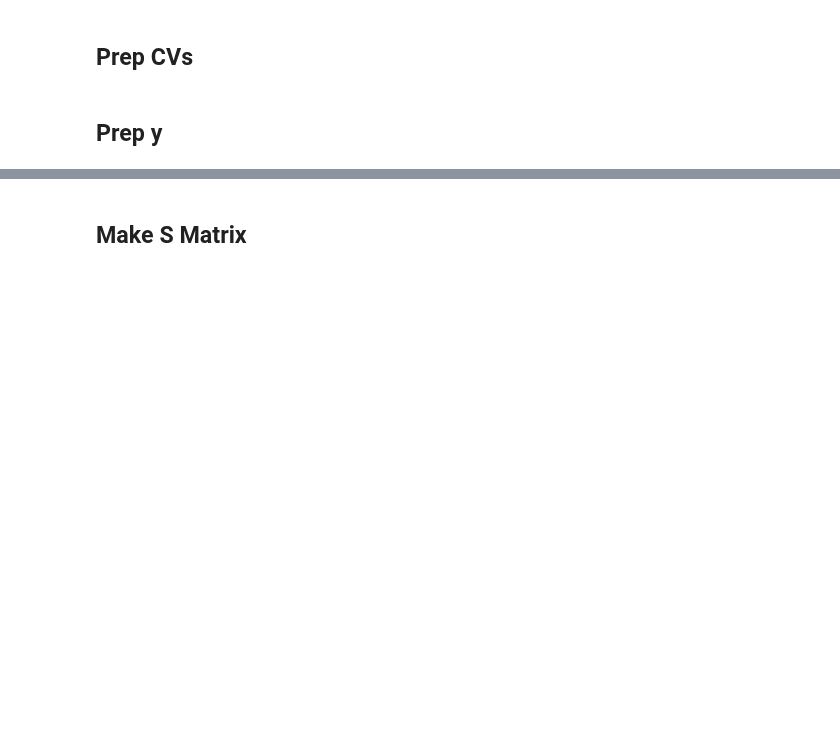
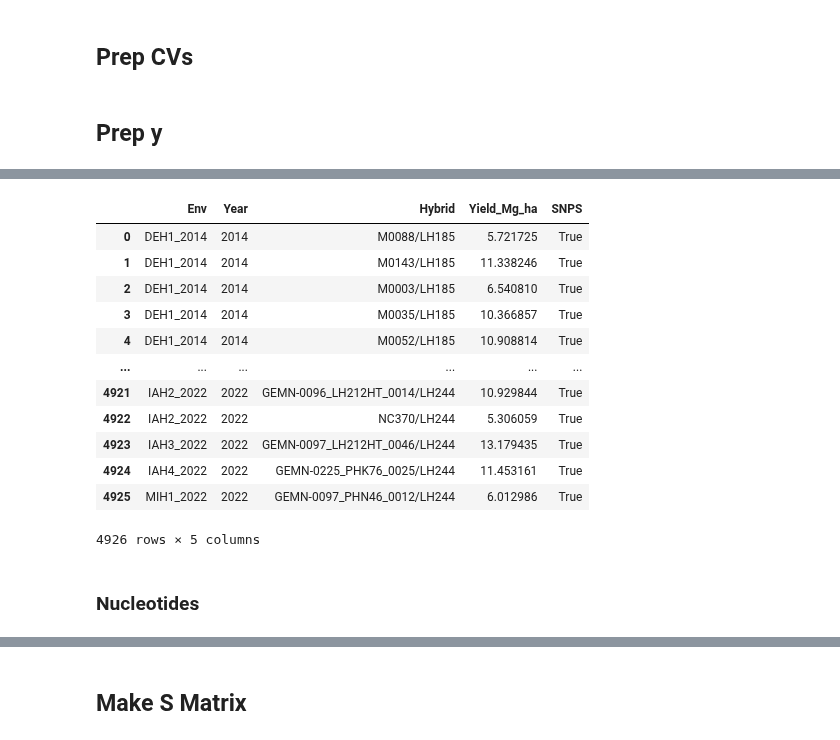
Before and after one commit to DanielKick-USDA/EnvDL, a Jupyter notebook: nbs/01.03_g2fc_prep_matrices.ipynb, the cells around one changed output, grey strips where cells are left out. Cells and saved outputs as stored; diff of their text form; code cells hidden in the pictures; blank space fills up the shorter version.

```diff
--- a/nbs/01.03_g2fc_prep_matrices.ipynb
+++ b/nbs/01.03_g2fc_prep_matrices.ipynb
@@ -80,0 +175,10 @@ assert 2 == np.min(np.sum(GMat, axis = 1))
+# %%
+obs_lookup = phno_geno.loc[:, ['Hybrid']
+                             ].drop_duplicates(
+                             ).reset_index(
+                             ).rename(columns = {'index':'Is_Phno_Idx'}
+                             ).reset_index().rename(columns = {'index':'Geno_Idx'})
+# add in obs idx in phno
+obs_lookup = phno_geno.merge(obs_lookup).reset_index().rename(columns = {'index':'Phno_Idx'})
+obs_geno_lookup = obs_lookup.loc[: ,  ['Phno_Idx', 'Geno_Idx', 'Is_Phno_Idx']]
+obs_geno_lookup
@@ -80,0 +215,21 @@ assert 2 == np.min(np.sum(GMat, axis = 1))
+# %%
+temp = obs_geno_lookup.drop(columns = 'Phno_Idx').drop_duplicates().reset_index(drop=True)
+
+mask = phno_geno.index.isin(list(obs_geno_lookup['Is_Phno_Idx'].drop_duplicates()))
+temp = phno_geno.loc[mask, ]#'Hybrid']
+temp = temp.reset_index(drop = True) # drop so that the index in the DataFrame and ndarray match
+temp
+# %% [output]
+|  | Env | Year | Hybrid | Yield_Mg_ha | SNPS |
+| 0 | DEH1_2014 | 2014 | M0088/LH185 | 5.721725 | True |
+| 1 | DEH1_2014 | 2014 | M0143/LH185 | 11.338246 | True |
+| 2 | DEH1_2014 | 2014 | M0003/LH185 | 6.540810 | True |
+| 3 | DEH1_2014 | 2014 | M0035/LH185 | 10.366857 | True |
+| 4 | DEH1_2014 | 2014 | M0052/LH185 | 10.908814 | True |
+| ... | ... | ... | ... | ... | ... |
+| 4921 | IAH2_2022 | 2022 | GEMN-0096_LH212HT_0014/LH244 | 10.929844 | True |
+| 4922 | IAH2_2022 | 2022 | NC370/LH244 | 5.306059 | True |
+| 4923 | IAH3_2022 | 2022 | GEMN-0097_LH212HT_0046/LH244 | 13.179435 | True |
+| 4924 | IAH4_2022 | 2022 | GEMN-0225_PHK76_0025/LH244 | 11.453161 | True |
+| 4925 | MIH1_2022 | 2022 | GEMN-0097_PHN46_0012/LH244 | 6.012986 | True |
+4926 rows × 5 columns
@@ -80,0 +256,2 @@ assert 2 == np.min(np.sum(GMat, axis = 1))
+# %% [markdown]
+### Nucleotides
```
Also changed, not shown: parts of 34 cells of this notebook, 12 other files.
